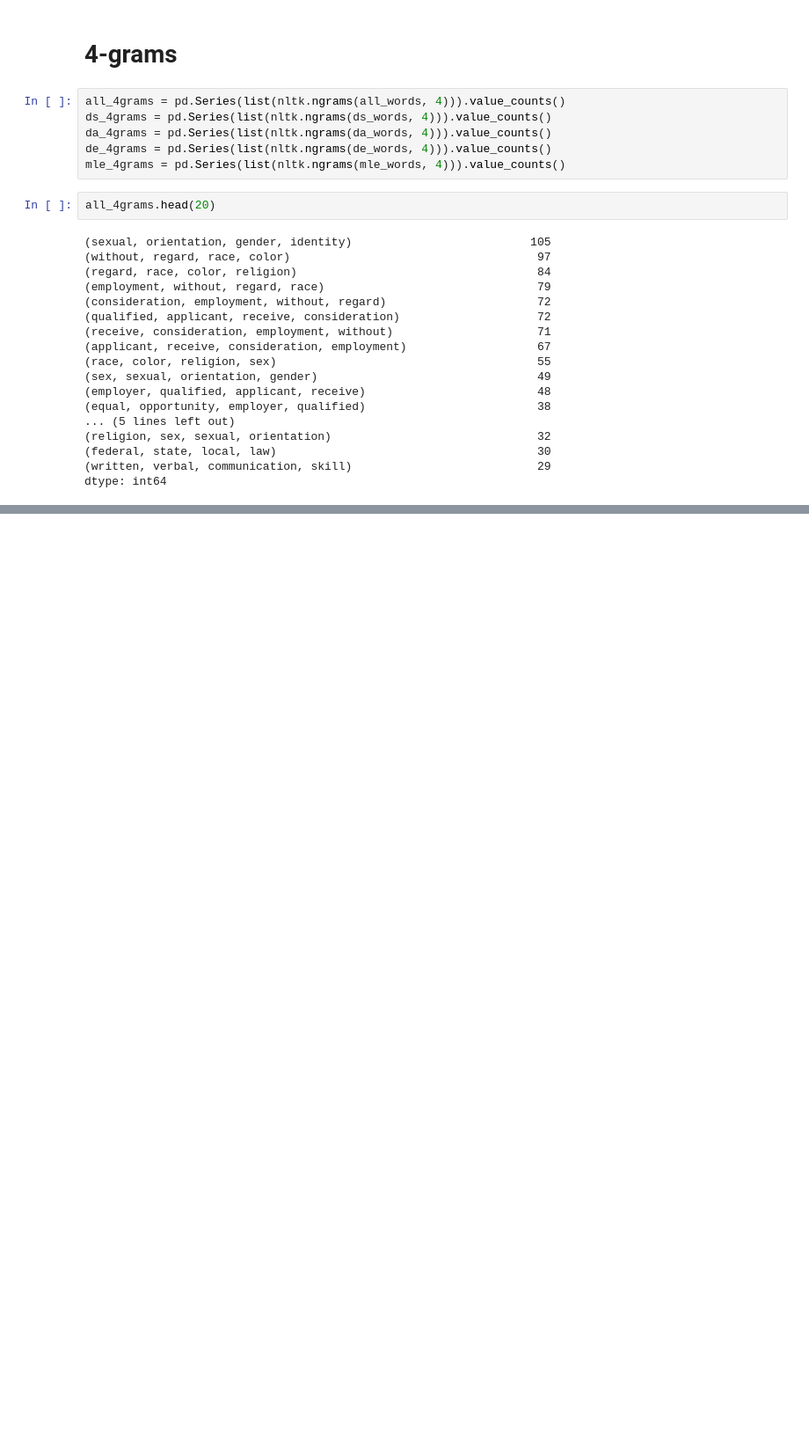
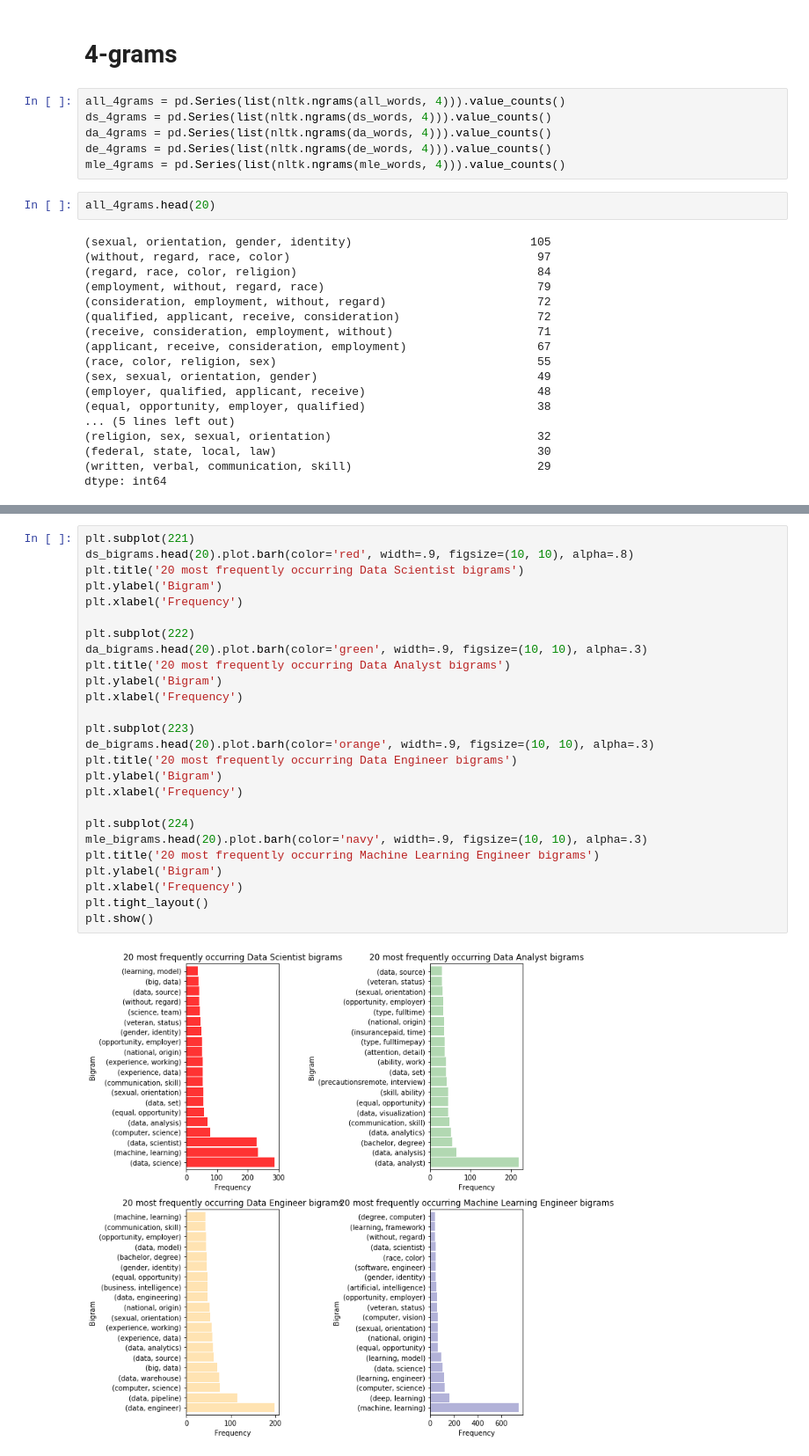
Before and after one commit to Brandon-Martinez27/data-job-resume-booster, a Jupyter notebook: explore.ipynb, the cells around one changed output, grey strips where cells are left out. Shown at 88% size. Saved outputs shown, nothing was run; the diff lists cells and outputs as text; blank space fills up the shorter version.

Commit message:
added ngram visualization for the top 20 phrases for each label

```diff
--- a/explore.ipynb
+++ b/explore.ipynb
@@ -485,0 +491,28 @@ dtype: int64
+# %%
+plt.subplot(221)
+ds_bigrams.head(20).plot.barh(color='red', width=.9, figsize=(10, 10), alpha=.8)
+plt.title('20 most frequently occurring Data Scientist bigrams')
+plt.ylabel('Bigram')
+plt.xlabel('Frequency')
+
+plt.subplot(222)
+da_bigrams.head(20).plot.barh(color='green', width=.9, figsize=(10, 10), alpha=.3)
+plt.title('20 most frequently occurring Data Analyst bigrams')
+plt.ylabel('Bigram')
+plt.xlabel('Frequency')
+
+plt.subplot(223)
+de_bigrams.head(20).plot.barh(color='orange', width=.9, figsize=(10, 10), alpha=.3)
+plt.title('20 most frequently occurring Data Engineer bigrams')
+plt.ylabel('Bigram')
+plt.xlabel('Frequency')
+
+plt.subplot(224)
+mle_bigrams.head(20).plot.barh(color='navy', width=.9, figsize=(10, 10), alpha=.3)
+plt.title('20 most frequently occurring Machine Learning Engineer bigrams')
+plt.ylabel('Bigram')
+plt.xlabel('Frequency')
+plt.tight_layout()
+plt.show()
+# %% [output]
+[figure, added]
```
Also changed, not shown: parts of 5 cells of this notebook.
